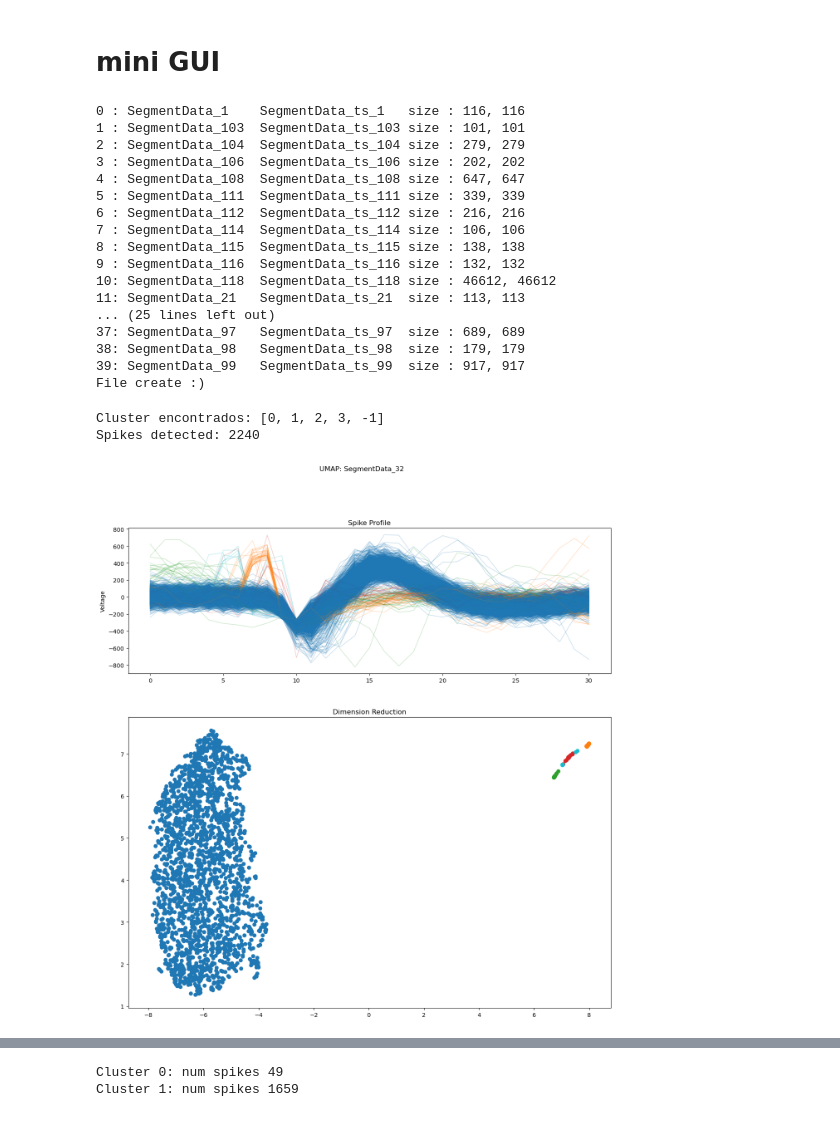
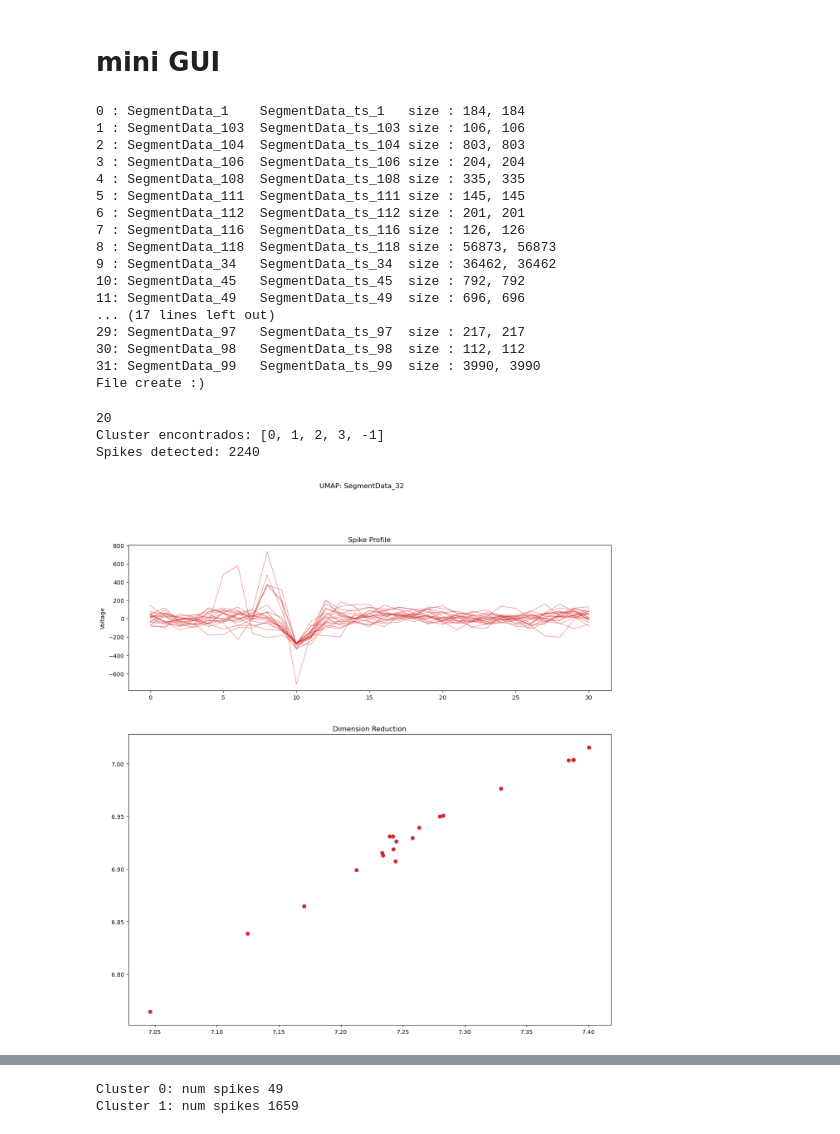
Before and after one commit to YeshuaGonzalez/T_proyect, a Jupyter notebook: ChargeSpikes.ipynb, the cells around one changed output, grey strips where cells are left out. Saved outputs shown, nothing was run; the diff lists cells and outputs as text; code cells hidden in the pictures.

```diff
--- a/ChargeSpikes.ipynb
+++ b/ChargeSpikes.ipynb
@@ -160,7 +160,7 @@ pckl_file.close()
 # UMAP
 # %%
 #name = './files/CTR20211101s01A_SPK.pckl'
-name = "/media/yeshua/ZEILER/T_proyect/20230622/datamanager/Rebanada02/OPTOa20230622s02_SPK.pckl"
+name = "/media/yeshua/zeiler_v2/MEA_data/20230622/datamanager/Rebanada02/OPTOa20230622s02_SPK.pckl"
 charge_pckl = open(name,'rb')
 # Charge pckl file
 experiment_pckl = pickle.load(charge_pckl)
@@ -323,35 +341,37 @@ def genpcklfile (path_file, min_num_spikes = 100, ):
         pckl_file.close()
         print("File create :)")
 # %%
-genpcklfile('./files/CTR20211101s01C_SPK.h5',100)
+genpcklfile('./files/CTR20211101s01A_SPK.h5',100)
 # %% [output]
-0 : SegmentData_1    SegmentData_ts_1   size : 116, 116
-1 : SegmentData_103  SegmentData_ts_103 size : 101, 101
-2 : SegmentData_104  SegmentData_ts_104 size : 279, 279
-3 : SegmentData_106  SegmentData_ts_106 size : 202, 202
-4 : SegmentData_108  SegmentData_ts_108 size : 647, 647
-5 : SegmentData_111  SegmentData_ts_111 size : 339, 339
-6 : SegmentData_112  SegmentData_ts_112 size : 216, 216
-7 : SegmentData_114  SegmentData_ts_114 size : 106, 106
-8 : SegmentData_115  SegmentData_ts_115 size : 138, 138
-9 : SegmentData_116  SegmentData_ts_116 size : 132, 132
-10: SegmentData_118  SegmentData_ts_118 size : 46612, 46612
-11: SegmentData_21   SegmentData_ts_21  size : 113, 113
-... (25 lines left out)
-37: SegmentData_97   SegmentData_ts_97  size : 689, 689
-38: SegmentData_98   SegmentData_ts_98  size : 179, 179
-39: SegmentData_99   SegmentData_ts_99  size : 917, 917
+0 : SegmentData_1    SegmentData_ts_1   size : 184, 184
+1 : SegmentData_103  SegmentData_ts_103 size : 106, 106
+2 : SegmentData_104  SegmentData_ts_104 size : 803, 803
+3 : SegmentData_106  SegmentData_ts_106 size : 204, 204
+4 : SegmentData_108  SegmentData_ts_108 size : 335, 335
+5 : SegmentData_111  SegmentData_ts_111 size : 145, 145
+6 : SegmentData_112  SegmentData_ts_112 size : 201, 201
+7 : SegmentData_116  SegmentData_ts_116 size : 126, 126
+8 : SegmentData_118  SegmentData_ts_118 size : 56873, 56873
+9 : SegmentData_34   SegmentData_ts_34  size : 36462, 36462
+10: SegmentData_45   SegmentData_ts_45  size : 792, 792
+11: SegmentData_49   SegmentData_ts_49  size : 696, 696
+... (17 lines left out)
+29: SegmentData_97   SegmentData_ts_97  size : 217, 217
+30: SegmentData_98   SegmentData_ts_98  size : 112, 112
+31: SegmentData_99   SegmentData_ts_99  size : 3990, 3990
 File create :)
 # %%
 # mini GUI
 # gamma 0.85 0.9 para
 '''Analisis para un solo '''
 segment = 'SegmentData_32'
-mode = 'All'
-cluster_list = [1]
+#mode = 'OneColor'
+mode = 'OneColor'
+cluster_list = [3]
+#cluster_list = [0]
 
 #name = './files/CTR20211101s01B_SPK.pckl'
-name = "/media/yeshua/ZEILER/T_proyect/20230622/datamanager/Rebanada02/OPTOa20230622s02_SPK.pckl"
+name = "/media/yeshua/zeiler_v2/MEA_data/20230622/datamanager/Rebanada02/OPTOa20230622s02_SPK.pckl"
 
 colores = ['tab:blue', 'tab:orange', 'tab:green', 'tab:red', 'tab:purple', 'tab:brown', 'tab:pink', 'tab:pink', 'tab:gray', 'tab:olive', 'tab:cyan']
 
@@ -380,37 +400,44 @@ axs[0].set(ylabel='Voltage')
 
 axs[1].title.set_text('Dimension Reduction')
 
 
-
+conde_extra = 0
+list_tmp = []
+list_ts = []
 for j in range(0, len(experiment_pckl[segment][0])):
 
 
 
     if mode == "All":
         axs[0].plot(experiment_pckl[segment][0][j].T, color = colores[clusterer.labels_[j]], linewidth=1, alpha =0.25)
         axs[1].plot(spike_embedding[j][0],spike_embedding[j][1] , marker="o", color = colores[clusterer.labels_[j]])
 
     elif mode == "OneColor":
         if clusterer.labels_[j] in cluster_list:
-            axs[0].plot(experiment_pckl[segment][0][j].T, color = colores[clusterer.labels_[j]], linewidth=1, alpha =0.25)
+            axs[0].plot(experiment_pckl[segment][0][j].T, color = colores[clusterer.labels_[j]], linewidth=1, alpha =0.5)
+            list_tmp.append(experiment_pckl[segment][0][j])
+            list_ts.append(experiment_pckl[segment][1][j])
             axs[1].plot(spike_embedding[j][0],spike_embedding[j][1] , marker="o", color = colores[clusterer.labels_[j]])
+            conde_extra += 1
         else:
-            axs[0].plot(experiment_pckl[segment][0][j].T, color = "gray", linewidth=1, alpha =0.1)
-            axs[1].plot(spike_embedding[j][0],spike_embedding[j][1] , marker="o", color = "gray")
+            #axs[0].plot(experiment_pckl[segment][0][j].T, color = "gray", linewidth=1, alpha =0.1)
+            #axs[1].plot(spike_embedding[j][0],spike_embedding[j][1] , marker="o", color = "gray")
+            pass
 
     #Solo graficas un cluster
-
+print(conde_extra)
 cluster_dict = {}
 num_clusters = list(set(clusterer.labels_))
 
 print("Cluster encontrados: {}".format(num_clusters))
 print("Spikes detected: {}".format(len(experiment_pckl[segment][0])))
 for i in range(0, len(num_clusters)):
     cluster_dict[num_clusters[i]] = []
 for i in range(0, len(experiment_pckl[segment][0])):
     cluster_dict[clusterer.labels_[i]].append(i)
 # %% [output]
+20
 Cluster encontrados: [0, 1, 2, 3, -1]
 Spikes detected: 2240
-[figure, old version]
+[figure, new version]
 # %%
```
Also changed, not shown: parts of 4 cells of this notebook, 6 other files.
